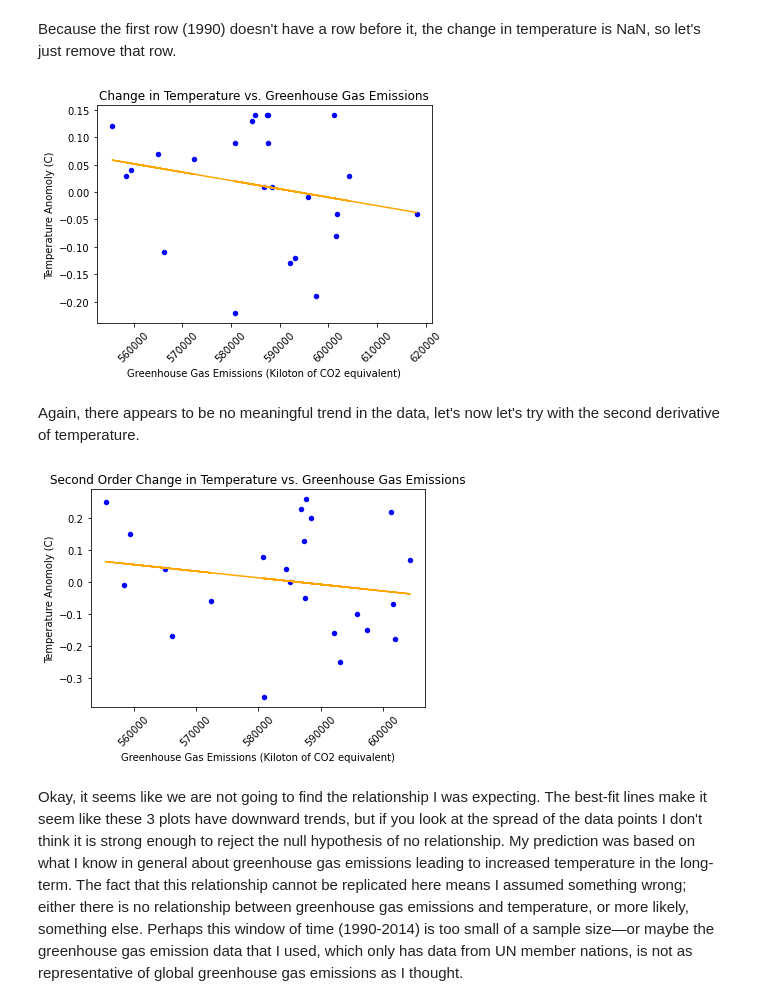
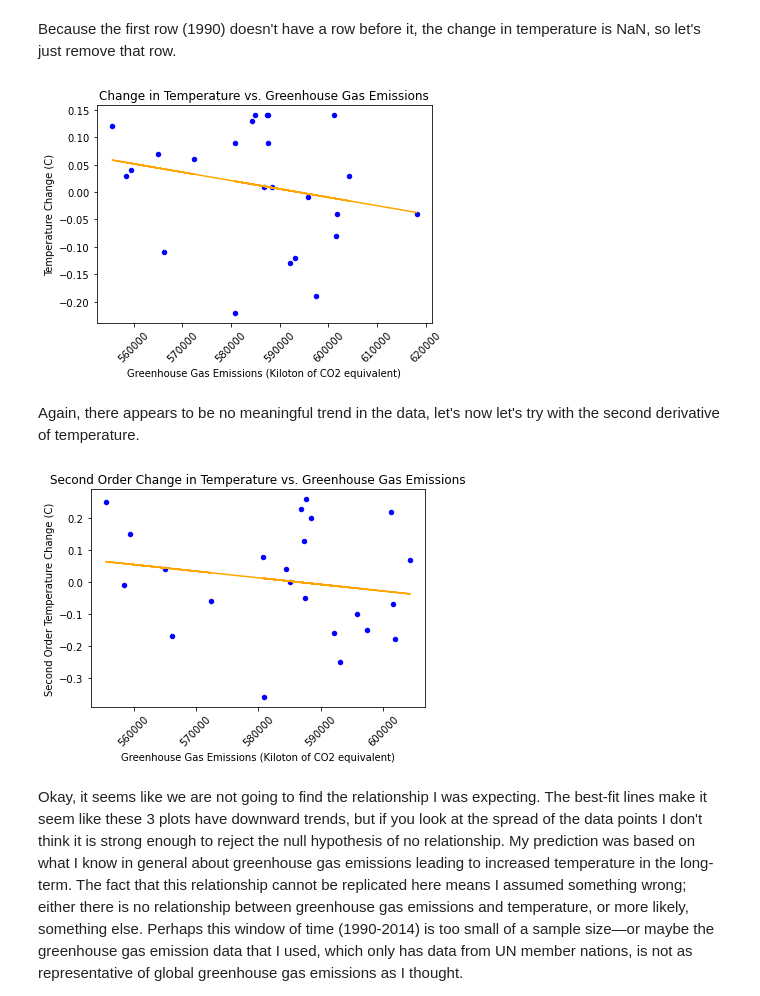
Before and after one commit to jpdevito/cmsc320, a Jupyter notebook: Tutorial.ipynb, the cells around one changed output. Cells and saved outputs as stored; diff of their text form; code cells hidden in the pictures.

```diff
--- a/Tutorial.ipynb
+++ b/Tutorial.ipynb
@@ -263,7 +263,7 @@ diff_df.drop(1990, inplace=True)
 diff_df.plot(x="GHGs", y="temp", kind="scatter", \
              title="Change in Temperature vs. Greenhouse Gas Emissions", color="blue")
 plt.xlabel("Greenhouse Gas Emissions (Kiloton of CO2 equivalent)")
-plt.ylabel("Temperature Anomoly (C)")
+plt.ylabel("Temperature Change (C)")
 plt.xticks(rotation = 45)
 
 # plots linear regression
@@ -273,30 +273,30 @@ reg = LinearRegression().fit(X, y)
 reg_df = pd.DataFrame(reg.predict(X)).set_index(diff_df.GHGs.values)
 plt.plot(reg_df, color="orange");
 # %% [output]
-[figure, old version]
+[figure, new version]
 # %% [markdown]
 Again, there appears to be no meaningful trend in the data, let's now let's try with the second derivative of temperature.
 # %%
 # dataframe with second derivative of temp
 diff2_df = diff_df.copy()
 diff2_df["temp"] = diff2_df["temp"].diff()
 diff2_df.dropna(inplace=True)
 
 # plots data
 diff2_df.plot(x="GHGs", y="temp", kind="scatter", \
               title="Second Order Change in Temperature vs. Greenhouse Gas Emissions", color="blue")
 plt.xlabel("Greenhouse Gas Emissions (Kiloton of CO2 equivalent)")
-plt.ylabel("Temperature Anomoly (C)")
+plt.ylabel("Second Order Temperature Change (C)")
 plt.xticks(rotation = 45)
 
 # plots linear regression
 X = diff2_df.GHGs.values.reshape(-1, 1)
 y = diff2_df.temp
 reg = LinearRegression().fit(X, y)
 reg_df = pd.DataFrame(reg.predict(X)).set_index(diff2_df.GHGs.values)
 plt.plot(reg_df, color="orange");
 # %% [output]
-[figure, old version]
+[figure, new version]
 # %% [markdown]
 Okay, it seems like we are not going to find the relationship I was expecting. The best-fit lines make it seem like these 3 plots have downward trends, but if you look at the spread of the data points I don't think it is strong enough to reject the null hypothesis of no relationship. My prediction was based on what I know in general about greenhouse gas emissions leading to increased temperature in the long-term. The fact that this relationship cannot be replicated here means I assumed something wrong; either there is no relationship between greenhouse gas emissions and temperature, or more likely, something else. Perhaps this window of time (1990-2014) is too small of a sample size—or maybe the greenhouse gas emission data that I used, which only has data from UN member nations, is not as representative of global greenhouse gas emissions as I thought.
 
```
Also changed, not shown: parts of 9 cells of this notebook.
